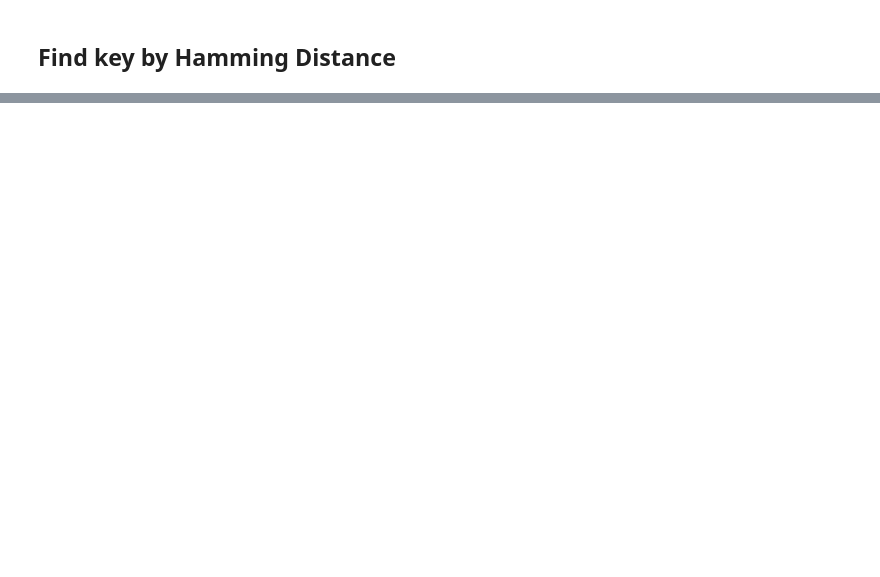
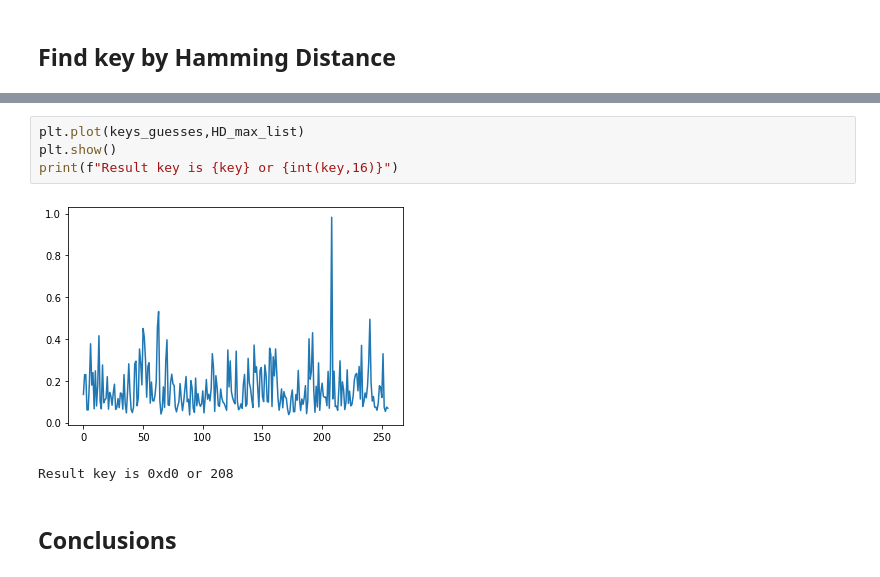
Before and after one commit to kfirgirstein/Hardware_Security_HW_049017, a Jupyter notebook: HW/HW2/part1.ipynb, the cells around one changed output, grey strips where cells are left out. Drawn from its saved outputs; the diff is of its cells as text; blank space fills up the shorter version.

```diff
--- a/HW/HW2/part1.ipynb
+++ b/HW/HW2/part1.ipynb
@@ -154,0 +208,9 @@ print(key_hd)
+# %%
+plt.plot(keys_guesses,HD_max_list)
+plt.show()
+print(f"Result key is {key} or {int(key,16)}")
+# %% [output]
+[figure, added]
+Result key is 0xd0 or 208
+# %% [markdown]
+## Conclusions
```
Also changed, not shown: parts of 22 cells of this notebook, 17 other files.
